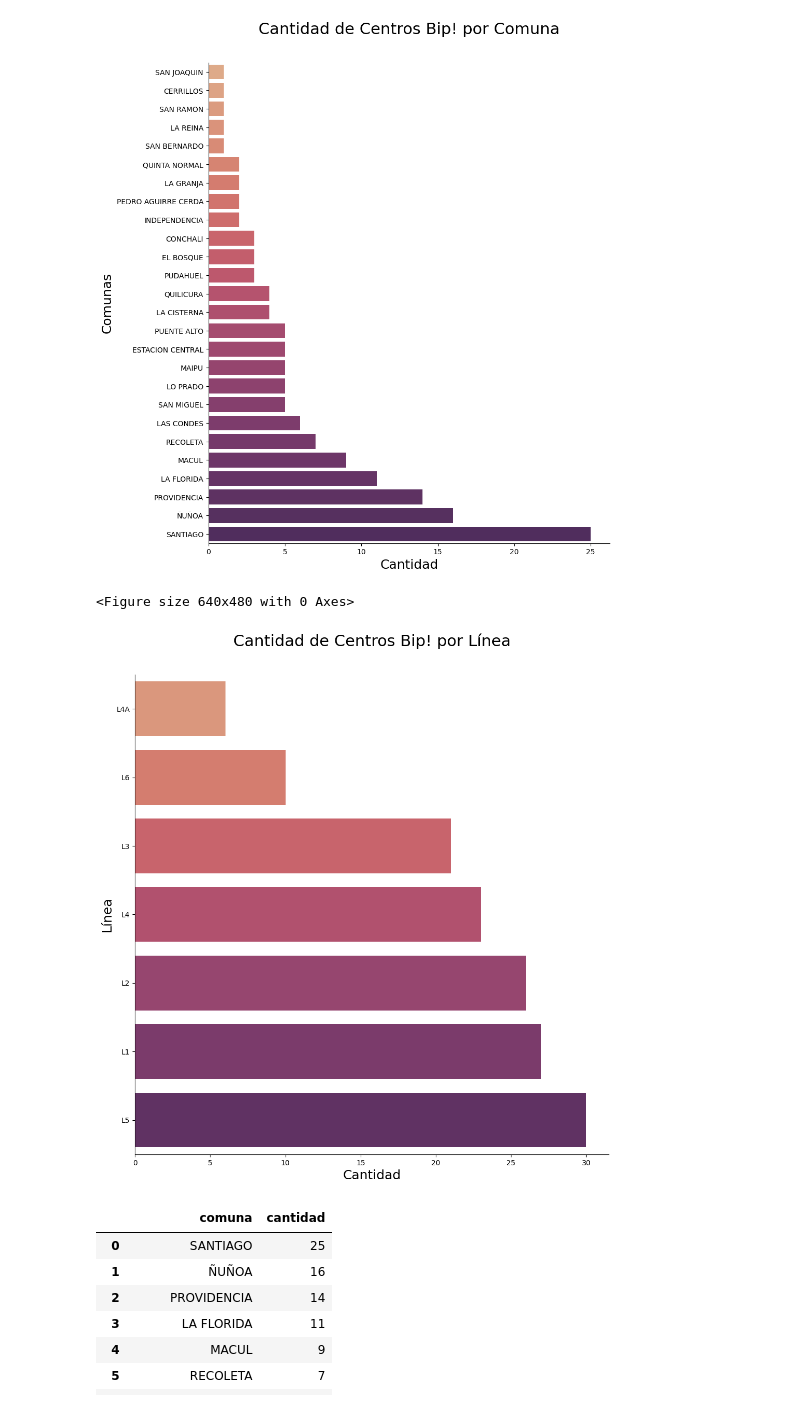
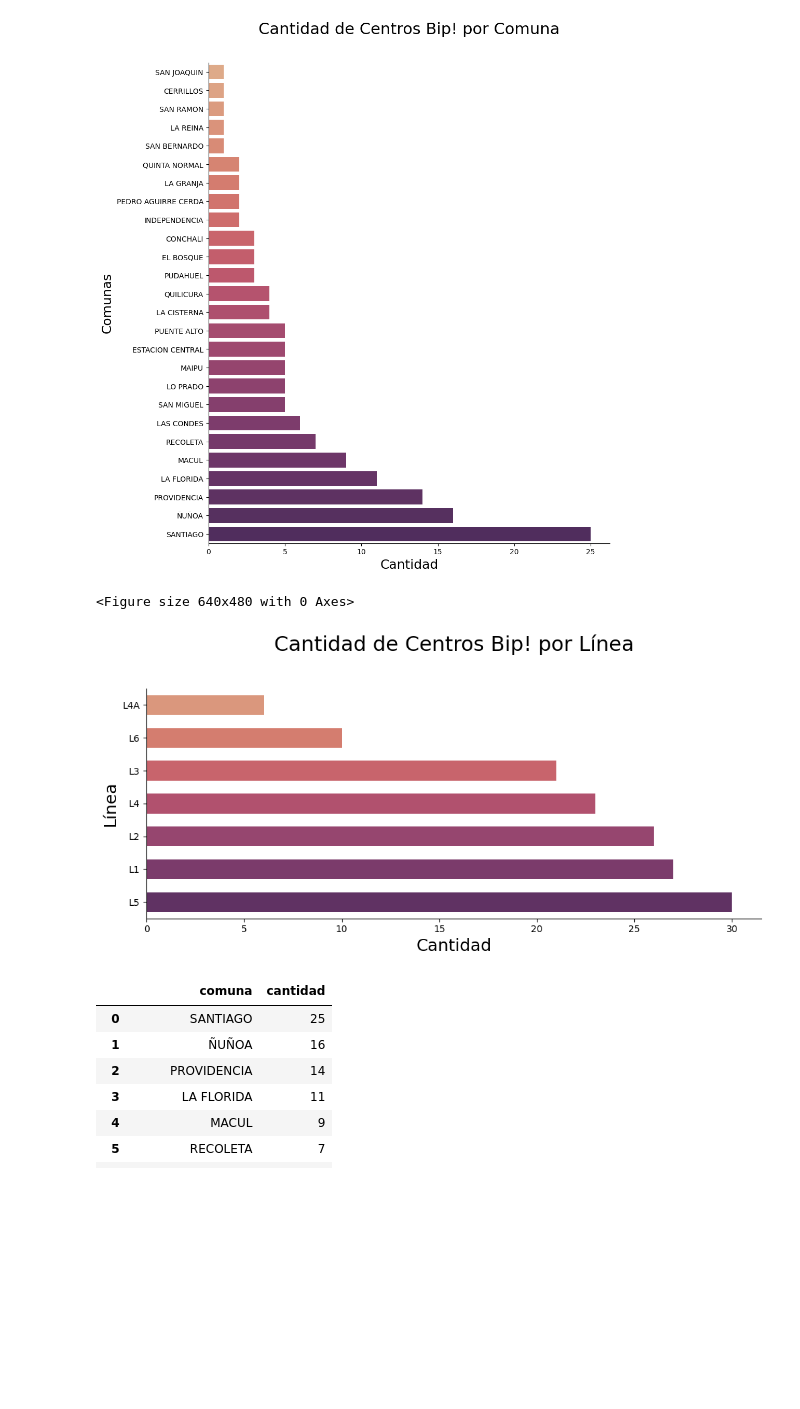
Before and after one commit to VictorOlea/bip-data-analyst-etl, a Jupyter notebook: src/bip_analisis.ipynb, the cells around one changed output. Saved outputs shown, nothing was run; the diff lists cells and outputs as text; code cells hidden in the pictures; blank space fills up the shorter version.

```diff
--- a/src/bip_analisis.ipynb
+++ b/src/bip_analisis.ipynb
@@ -135,16 +135,17 @@ plt.show()
 [figure]
 # %%
 plt.figure()
-sns.catplot(data=df_bip, kind='count', y='linea',
+sns.catplot(data=df_bip, kind='count', y='linea', width=0.6,
             order=df_bip['linea'].value_counts(ascending=True).index,
             height=10, aspect=1, palette="flare")
+plt.subplots_adjust(top=0.4)
 plt.title('Cantidad de Centros Bip! por Línea', fontsize=22, pad=40)
 plt.xlabel('Cantidad', fontsize=18)
 plt.ylabel('Línea', fontsize=18)
 plt.show()
 # %% [output]
 <Figure size 640x480 with 0 Axes>
-[figure, old version]
+[figure, new version]
 # %%
 df_comunas = pd.DataFrame(df_bip['comuna'].value_counts().reset_index())
 df_comunas.rename(columns={'index':'comuna', 'comuna':'cantidad'}, inplace=True)
```
Also changed, not shown: 1 other file.
